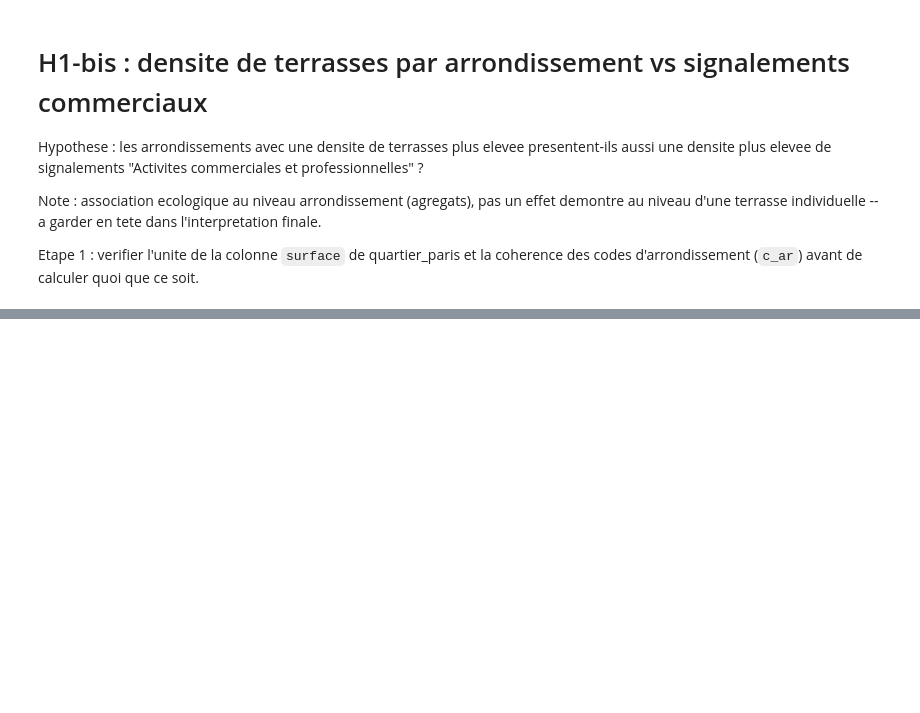
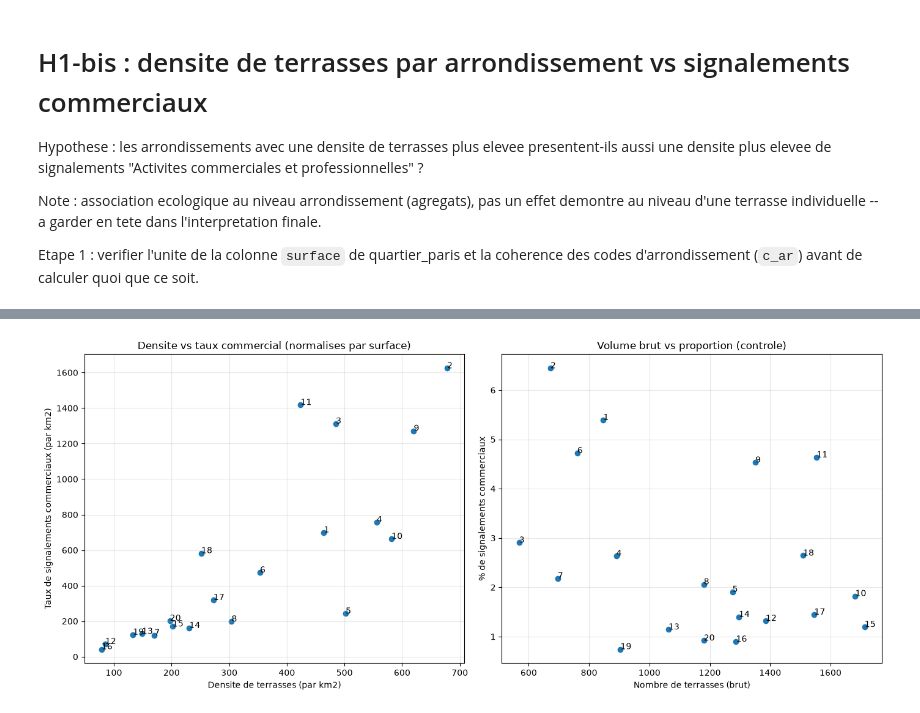
Before and after one commit to AyhamKsouri/test-technique, a Jupyter notebook: data-understanding/relation-entre-deux.ipynb, the cells around one changed output, grey strips where cells are left out. Saved outputs shown, nothing was run; the diff lists cells and outputs as text; code cells hidden in the pictures; blank space fills up the shorter version.

```diff
--- a/data-understanding/relation-entre-deux.ipynb
+++ b/data-understanding/relation-entre-deux.ipynb
@@ -311,0 +365,9 @@ print(sorted(quartiers['c_ar'].unique()))
+# %%
+# Etape 3 : surface par arrondissement, convertie en km2
+surface_par_arr = quartiers.groupby('c_ar')['surface'].sum()
+surface_par_arr.index = surface_par_arr.index.astype('Int64')
+
+surface_par_arr_km2 = surface_par_arr / 1_000_000
+surface_par_arr_km2.name = 'surface_arr_km2'
+
+print(surface_par_arr_km2)
@@ -311,0 +458,26 @@ print(sorted(quartiers['c_ar'].unique()))
+# %%
+# Etape 6 : 2 graphiques separes (ne pas melanger densite et volume brut sur le meme axe)
+import matplotlib.pyplot as plt
+
+fig, axes = plt.subplots(1, 2, figsize=(14, 6))
+
+axes[0].scatter(resume_zones['densite_terrasses_km2'], resume_zones['taux_commerciaux_km2'])
+for arr, row in resume_zones.iterrows():
+    axes[0].annotate(str(arr), (row['densite_terrasses_km2'], row['taux_commerciaux_km2']))
+axes[0].set_xlabel("Densite de terrasses (par km2)")
+axes[0].set_ylabel("Taux de signalements commerciaux (par km2)")
+axes[0].set_title("Densite vs taux commercial (normalises par surface)")
+axes[0].grid(True, alpha=0.3)
+
+axes[1].scatter(resume_zones['nb_terrasses'], resume_zones['pct_commercial'])
+for arr, row in resume_zones.iterrows():
+    axes[1].annotate(str(arr), (row['nb_terrasses'], row['pct_commercial']))
+axes[1].set_xlabel("Nombre de terrasses (brut)")
+axes[1].set_ylabel("% de signalements commerciaux")
+axes[1].set_title("Volume brut vs proportion (controle)")
+axes[1].grid(True, alpha=0.3)
+
+plt.tight_layout()
+plt.show()
+# %% [output]
+[figure, added]
```
Also changed, not shown: parts of 13 cells of this notebook.
